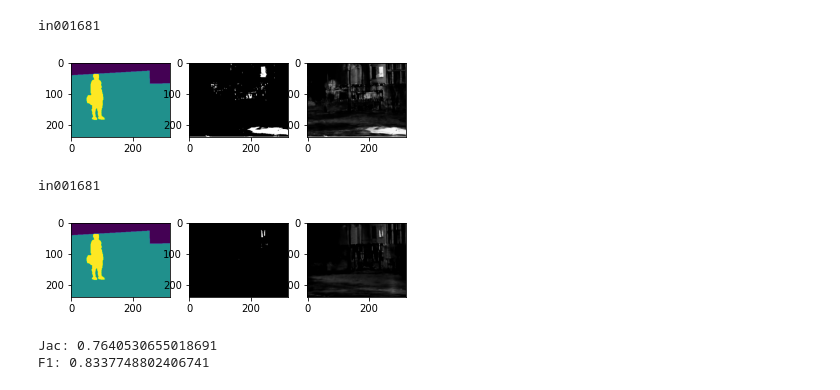
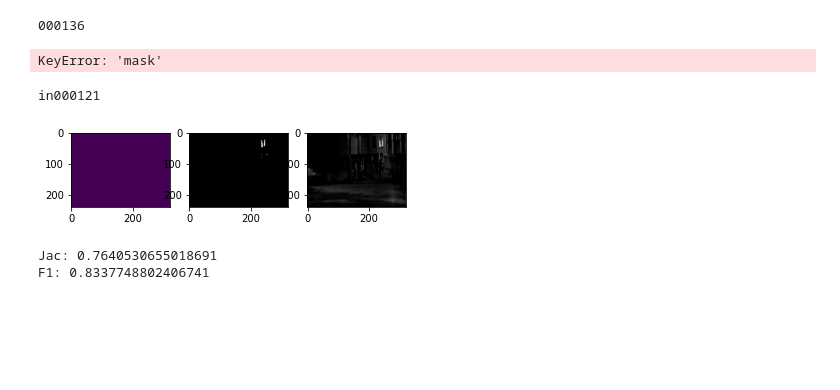
Before and after one commit to ChikaYan/hypernerf, a Jupyter notebook: results_evaluator.ipynb, the cells around one changed output. Saved outputs shown, nothing was run; the diff lists cells and outputs as text; code cells hidden in the pictures; blank space fills up the shorter version.

```diff
--- a/results_evaluator.ipynb
+++ b/results_evaluator.ipynb
@@ -158,7 +157,7 @@ def compute_f1(mask_pred, mask_gt):
 # %%
 %matplotlib inline
 
-ID = 1680
+ID = 120
 print(train_eval_ids[ID])
 batch = train_eval_batches[ID]
 # mask_pred = mask_preds[ID]
@@ -173,28 +172,28 @@ ax[1].imshow(mask_pred, vmin=-1, vmax=1)
 ax[2].imshow(blendw_pred, vmin=-1, vmax=1)
 plt.show()
 # %% [output]
-in001681
+000136
-[figure, removed]
+KeyError: 'mask'
 # %%
 %matplotlib inline
 
-ID = 1680
+ID = 120
 print(train_eval_ids[ID])
 batch = train_eval_batches[ID]
 # mask_pred = mask_preds[ID]
 mask_pred = np.where(blendw_preds[ID] > 0.5, 1., 0.)
 blendw_pred = blendw_preds[ID]
 # mask_gt = np.where(batch['mask'] == -1, 0.5, batch['mask'])[...,0]
 mask_gt = batch['mask'][..., 0]
 
 fig, ax = plt.subplots(nrows=1, ncols=3)
 ax[0].imshow(mask_gt, vmin=-1, vmax=1)
 ax[1].imshow(mask_pred, vmin=-1, vmax=1)
 ax[2].imshow(blendw_pred, vmin=-1, vmax=1)
 plt.show()
 # %% [output]
-in001681
+in000121
-[figure, old version]
+[figure, new version]
 # %%
 jacs = []
 f1s = []
```
Also changed, not shown: parts of 11 cells of this notebook, 22 other files.
